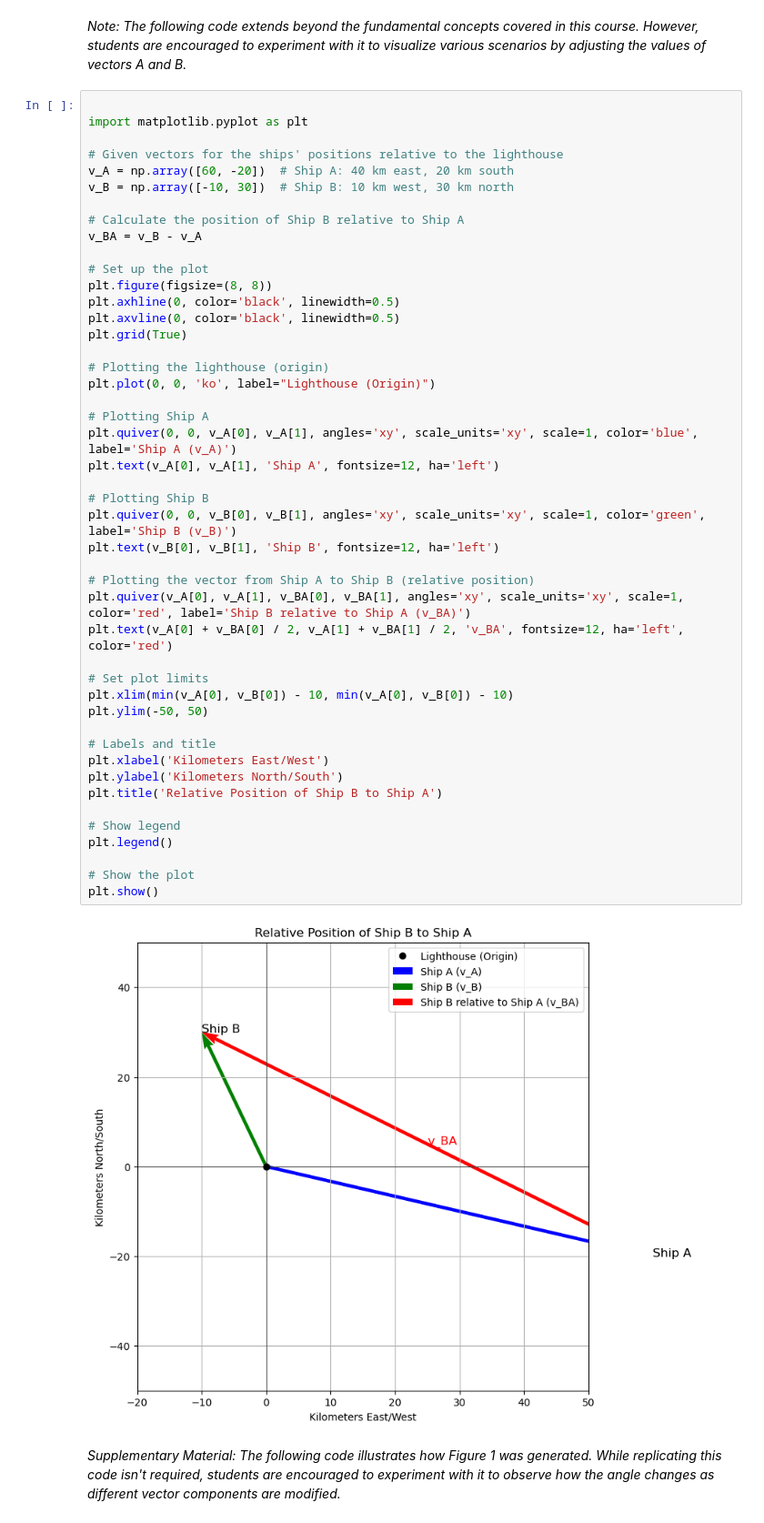
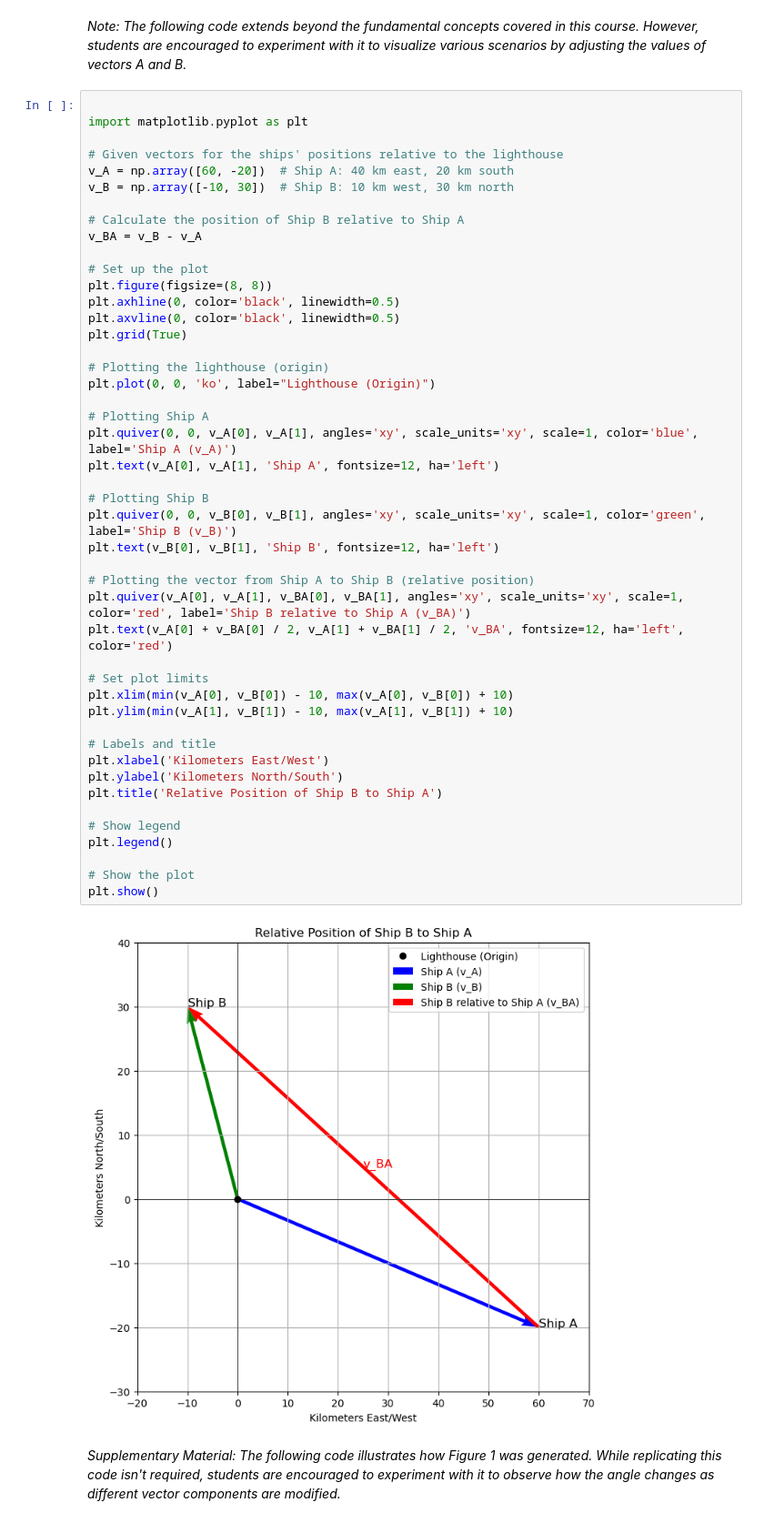
Before and after one commit to rasnarim/PhyPy, a Jupyter notebook: VectorVoyage.ipynb, the cells around one changed output. Shown: that part at 91% size. Cells and saved outputs as stored; diff of their text form.

```diff
--- a/VectorVoyage.ipynb
+++ b/VectorVoyage.ipynb
@@ -313,36 +313,36 @@ plt.axvline(0, color='black', linewidth=0.5)
 plt.grid(True)
 
 # Plotting the lighthouse (origin)
 plt.plot(0, 0, 'ko', label="Lighthouse (Origin)")
 
 # Plotting Ship A
 plt.quiver(0, 0, v_A[0], v_A[1], angles='xy', scale_units='xy', scale=1, color='blue', label='Ship A (v_A)')
 plt.text(v_A[0], v_A[1], 'Ship A', fontsize=12, ha='left')
 
 # Plotting Ship B
 plt.quiver(0, 0, v_B[0], v_B[1], angles='xy', scale_units='xy', scale=1, color='green', label='Ship B (v_B)')
 plt.text(v_B[0], v_B[1], 'Ship B', fontsize=12, ha='left')
 
 # Plotting the vector from Ship A to Ship B (relative position)
 plt.quiver(v_A[0], v_A[1], v_BA[0], v_BA[1], angles='xy', scale_units='xy', scale=1, color='red', label='Ship B relative to Ship A (v_BA)')
 plt.text(v_A[0] + v_BA[0] / 2, v_A[1] + v_BA[1] / 2, 'v_BA', fontsize=12, ha='left', color='red')
 
 # Set plot limits
-plt.xlim(min(v_A[0], v_B[0]) - 10, min(v_A[0], v_B[0]) - 10)
-plt.ylim(-50, 50)
+plt.xlim(min(v_A[0], v_B[0]) - 10, max(v_A[0], v_B[0]) + 10)
+plt.ylim(min(v_A[1], v_B[1]) - 10, max(v_A[1], v_B[1]) + 10)
 
 # Labels and title
 plt.xlabel('Kilometers East/West')
 plt.ylabel('Kilometers North/South')
 plt.title('Relative Position of Ship B to Ship A')
 
 # Show legend
 plt.legend()
 
 # Show the plot
 plt.show()
 # %% [output]
-[figure, old version]
+[figure, new version]
 # %% [markdown]
 *Supplementary Material: The following code illustrates how Figure 1 was generated. While replicating this code isn't required, students are encouraged to experiment with it to observe how the angle changes as different vector components are modified.*
 # %%
```
Also changed, not shown: parts of 1 cell of this notebook.
